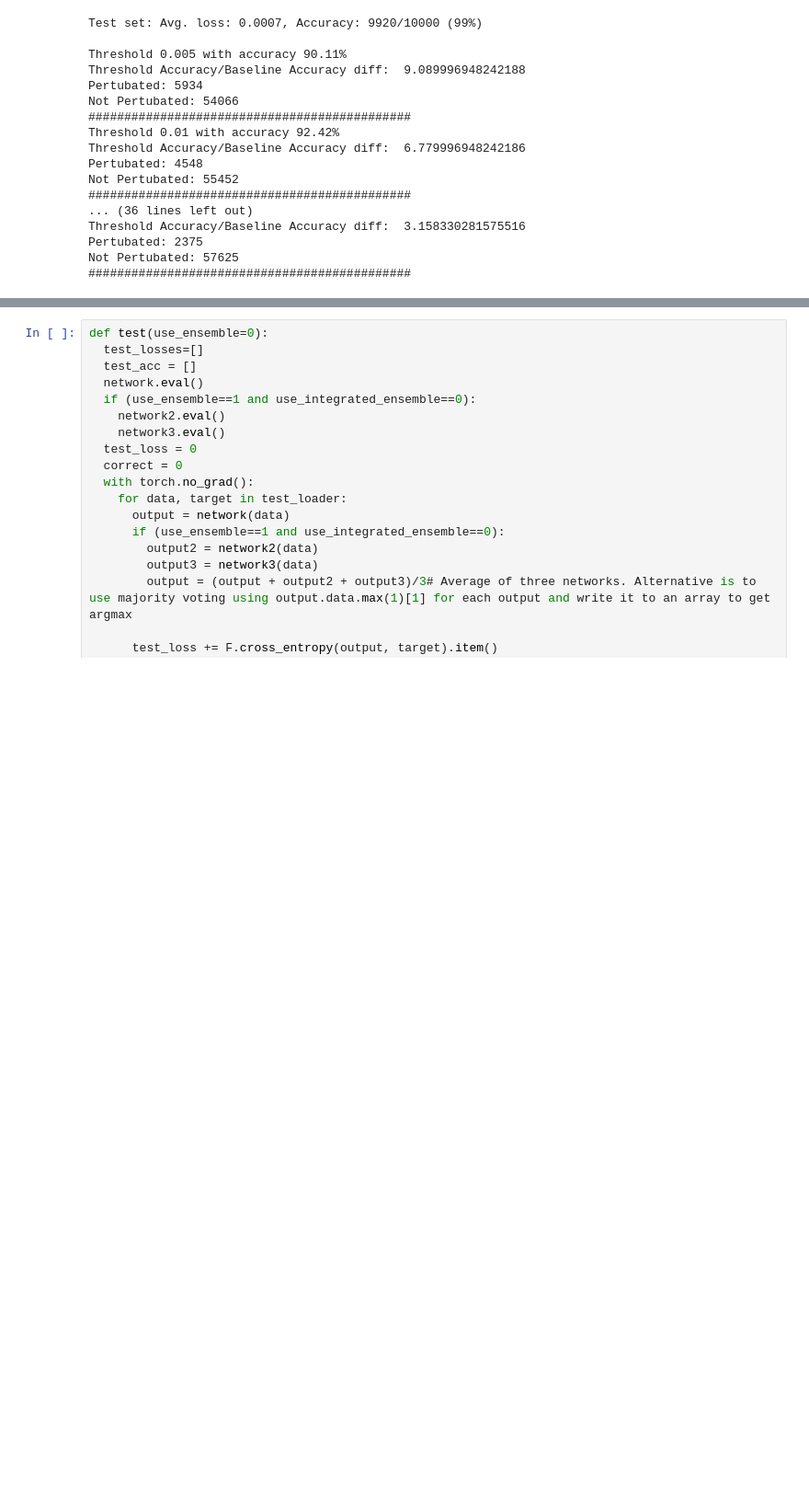
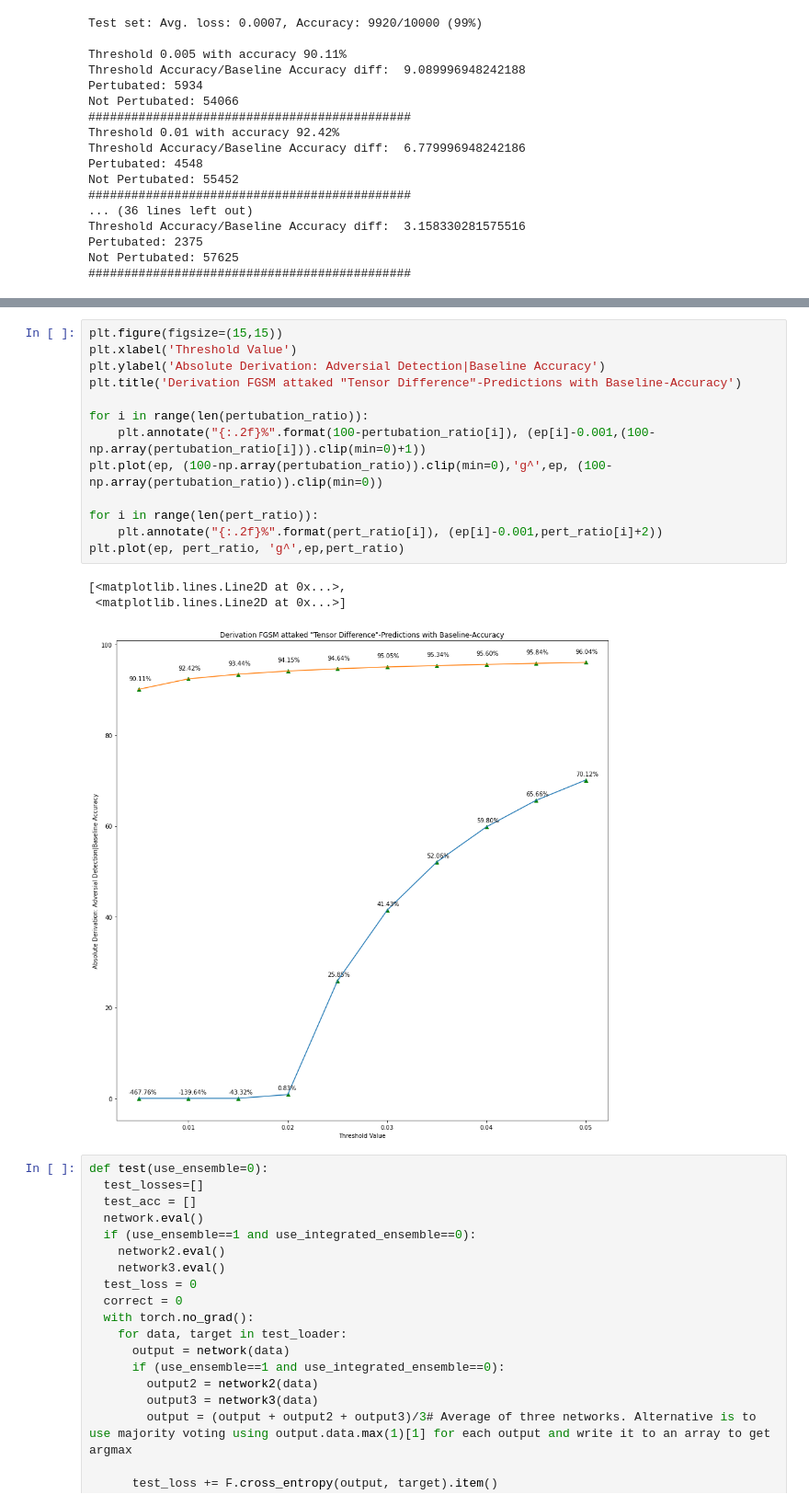
Before and after one commit to Caryox/adversarial-robustness, a Jupyter notebook: notepads/simple_cnn.ipynb, the cells around one changed output, grey strips where cells are left out. Shown at 92% size. Cells and saved outputs as stored; diff of their text form; blank space fills up the shorter version.

```diff
--- a/notepads/simple_cnn.ipynb
+++ b/notepads/simple_cnn.ipynb
@@ -708,3 +822,20 @@ len(pert_ratio)
+# %%
+plt.figure(figsize=(15,15))
+plt.xlabel('Threshold Value')
+plt.ylabel('Absolute Derivation: Adversial Detection|Baseline Accuracy')
+plt.title('Derivation FGSM attaked "Tensor Difference"-Predictions with Baseline-Accuracy')
+
+for i in range(len(pertubation_ratio)):
+    plt.annotate("{:.2f}%".format(100-pertubation_ratio[i]), (ep[i]-0.001,(100-np.array(pertubation_ratio[i])).clip(min=0)+1))
+plt.plot(ep, (100-np.array(pertubation_ratio)).clip(min=0),'g^',ep, (100-np.array(pertubation_ratio)).clip(min=0))
+
+for i in range(len(pert_ratio)):
+    plt.annotate("{:.2f}%".format(pert_ratio[i]), (ep[i]-0.001,pert_ratio[i]+2))
+plt.plot(ep, pert_ratio, 'g^',ep,pert_ratio)
+# %% [output]
+[<matplotlib.lines.Line2D at 0x...>,
+ <matplotlib.lines.Line2D at 0x...>]
+[figure, added]
 # %%
 def test(use_ensemble=0):
   test_losses=[]
```
Also changed, not shown: parts of 6 cells of this notebook.
